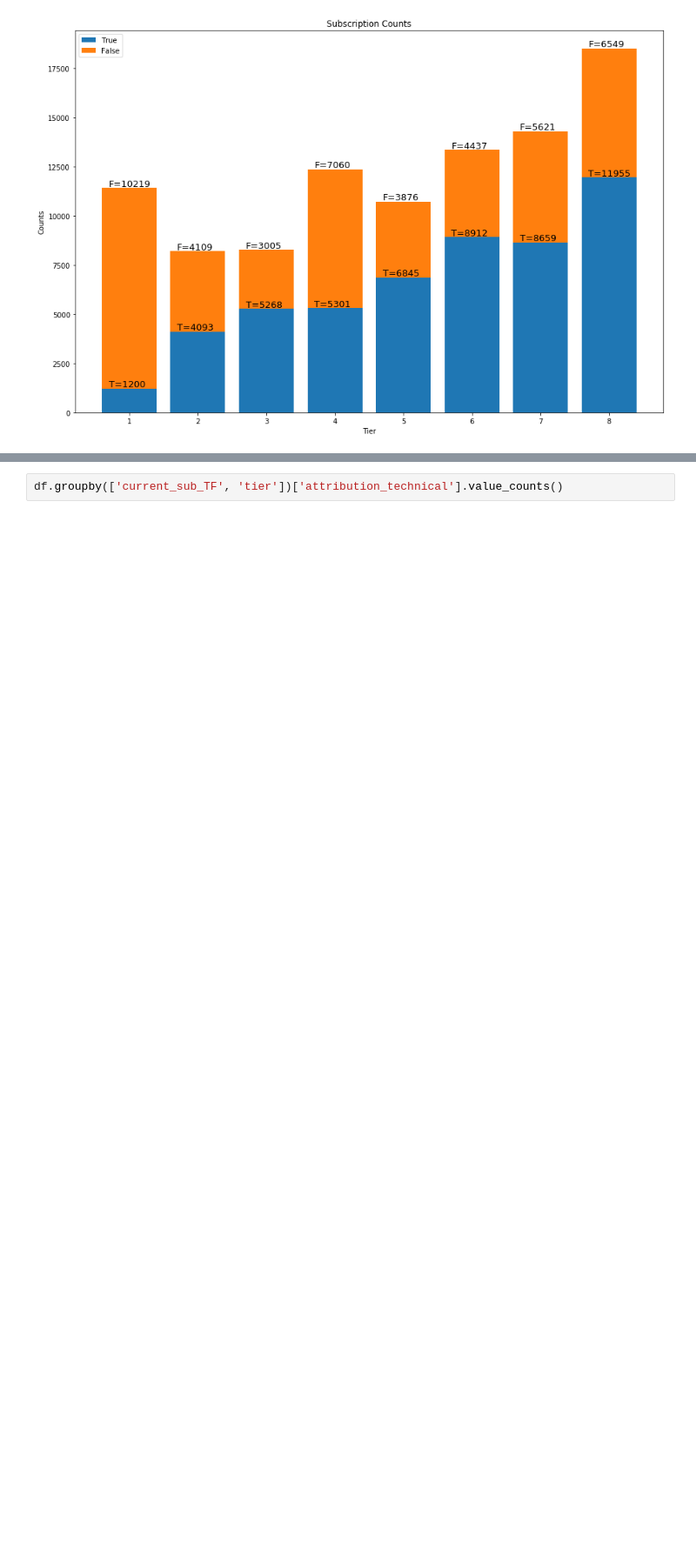
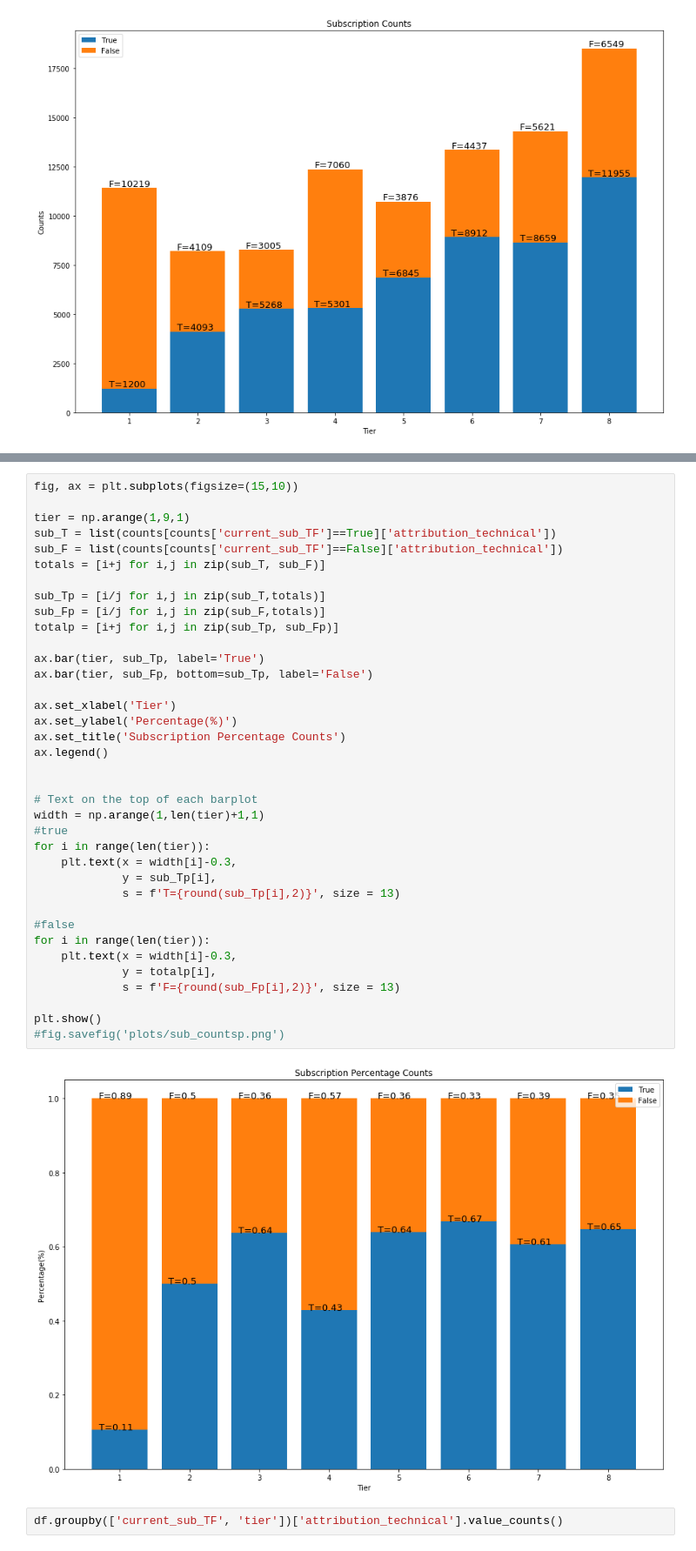
Before and after one commit to CinnyLin/dma, a Jupyter notebook: final/attribution_allocation/tiers.ipynb, the cells around one changed output, grey strips where cells are left out. Shown at 87% size. Cells and saved outputs as stored; diff of their text form; blank space fills up the shorter version.

```diff
--- a/final/attribution_allocation/tiers.ipynb
+++ b/final/attribution_allocation/tiers.ipynb
@@ -160,3 +196,42 @@ plt.show()
+# %%
+fig, ax = plt.subplots(figsize=(15,10))
+
+tier = np.arange(1,9,1)
+sub_T = list(counts[counts['current_sub_TF']==True]['attribution_technical'])
+sub_F = list(counts[counts['current_sub_TF']==False]['attribution_technical'])
+totals = [i+j for i,j in zip(sub_T, sub_F)]
+
+sub_Tp = [i/j for i,j in zip(sub_T,totals)]
+sub_Fp = [i/j for i,j in zip(sub_F,totals)]
+totalp = [i+j for i,j in zip(sub_Tp, sub_Fp)]
+
+ax.bar(tier, sub_Tp, label='True')
+ax.bar(tier, sub_Fp, bottom=sub_Tp, label='False')
+
+ax.set_xlabel('Tier')
+ax.set_ylabel('Percentage(%)')
+ax.set_title('Subscription Percentage Counts')
+ax.legend()
+
+
+# Text on the top of each barplot
+width = np.arange(1,len(tier)+1,1)
+#true
+for i in range(len(tier)):
+    plt.text(x = width[i]-0.3,
+             y = sub_Tp[i],
+             s = f'T={round(sub_Tp[i],2)}', size = 13)
+
+#false
+for i in range(len(tier)):
+    plt.text(x = width[i]-0.3,
+             y = totalp[i],
+             s = f'F={round(sub_Fp[i],2)}', size = 13)
+
+plt.show()
+#fig.savefig('plots/sub_countsp.png')
+# %% [output]
+[figure, added]
 # %%
 df.groupby(['current_sub_TF', 'tier'])['attribution_technical'].value_counts()
 # %% [output]
```
Also changed, not shown: parts of 51 cells of this notebook, 40 other files.
